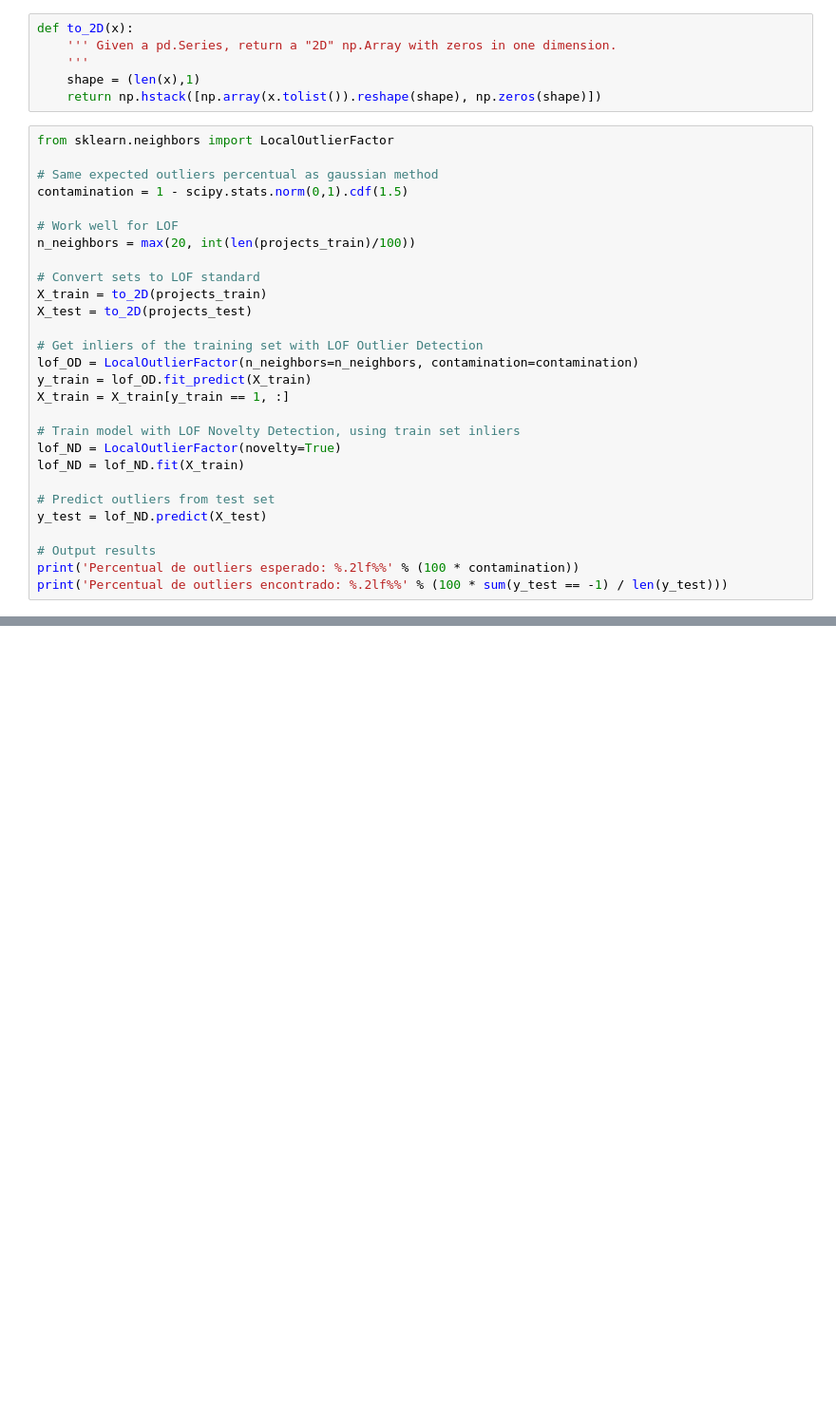
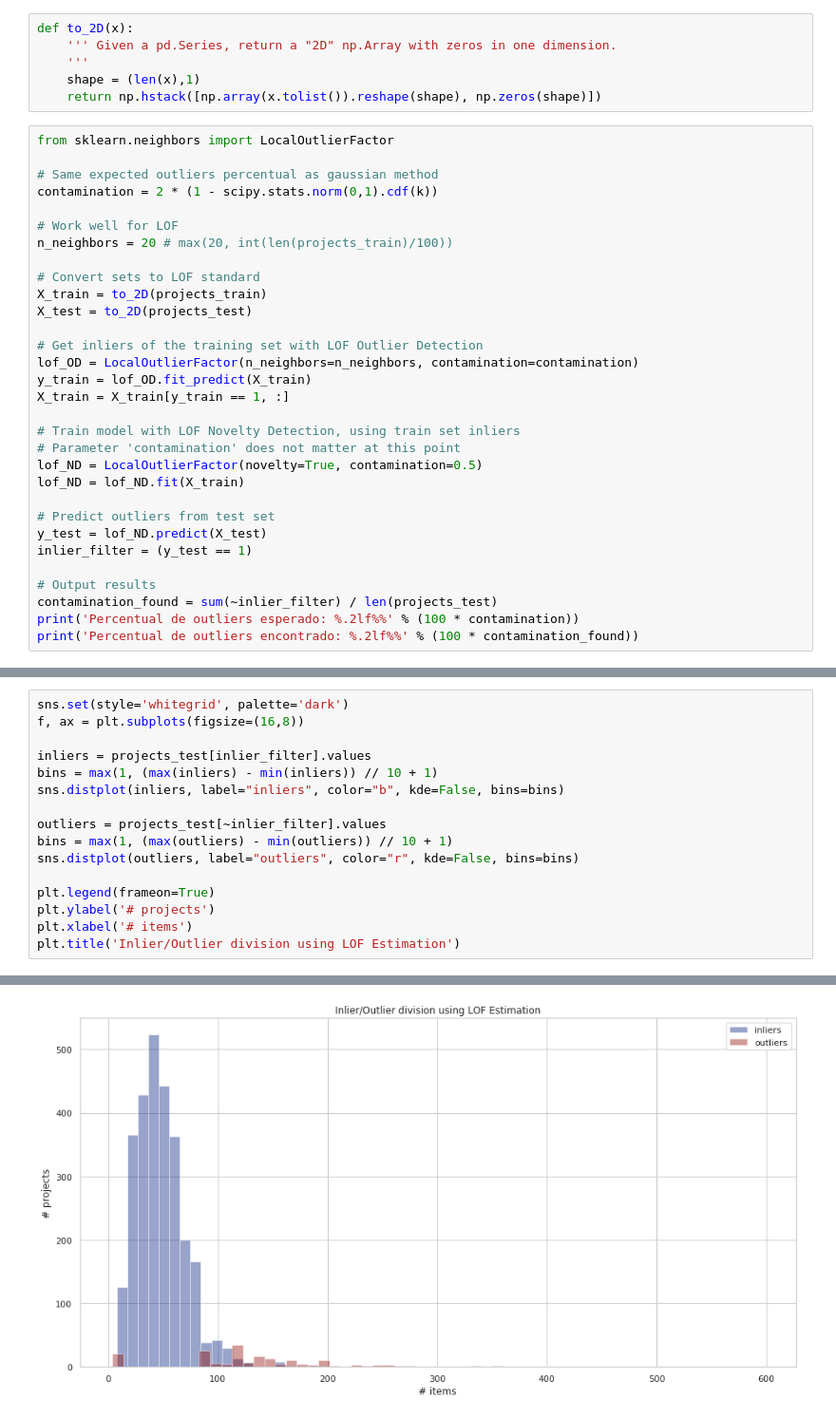
Before and after one commit to lappis-unb/salic-ml, a Jupyter notebook: notebooks/doing/analysis_of_number_of_items.ipynb, the cells around one changed output, grey strips where cells are left out. Shown at 95% size. Drawn from its saved outputs; the diff is of its cells as text; blank space fills up the shorter version.

```diff
--- a/notebooks/doing/analysis_of_number_of_items.ipynb
+++ b/notebooks/doing/analysis_of_number_of_items.ipynb
@@ -124,10 +149,10 @@ def to_2D(x):
 from sklearn.neighbors import LocalOutlierFactor
 
 # Same expected outliers percentual as gaussian method
-contamination = 1 - scipy.stats.norm(0,1).cdf(1.5)
+contamination = 2 * (1 - scipy.stats.norm(0,1).cdf(k))
 
 # Work well for LOF
-n_neighbors = max(20, int(len(projects_train)/100))
+n_neighbors = 20 # max(20, int(len(projects_train)/100))
 
 # Convert sets to LOF standard
 X_train = to_2D(projects_train)
@@ -139,13 +164,16 @@ y_train = lof_OD.fit_predict(X_train)
 X_train = X_train[y_train == 1, :]
 
 # Train model with LOF Novelty Detection, using train set inliers
-lof_ND = LocalOutlierFactor(novelty=True)
+# Parameter 'contamination' does not matter at this point
+lof_ND = LocalOutlierFactor(novelty=True, contamination=0.5)
 lof_ND = lof_ND.fit(X_train)
 
 # Predict outliers from test set
 y_test = lof_ND.predict(X_test)
+inlier_filter = (y_test == 1)
 
 # Output results
+contamination_found = sum(~inlier_filter) / len(projects_test)
 print('Percentual de outliers esperado: %.2lf%%' % (100 * contamination))
-print('Percentual de outliers encontrado: %.2lf%%' % (100 * sum(y_test == -1) / len(y_test)))
+print('Percentual de outliers encontrado: %.2lf%%' % (100 * contamination_found))
 # %% [output]
@@ -152,0 +182,17 @@ TypeError: __init__() got an unexpected keyword argument 'novelty'
+# %%
+sns.set(style='whitegrid', palette='dark')
+f, ax = plt.subplots(figsize=(16,8))
+
+inliers = projects_test[inlier_filter].values
+bins = max(1, (max(inliers) - min(inliers)) // 10 + 1)
+sns.distplot(inliers, label="inliers", color="b", kde=False, bins=bins)
+
+outliers = projects_test[~inlier_filter].values
+bins = max(1, (max(outliers) - min(outliers)) // 10 + 1)
+sns.distplot(outliers, label="outliers", color="r", kde=False, bins=bins)
+
+plt.legend(frameon=True)
+plt.ylabel('# projects')
+plt.xlabel('# items')
+plt.title('Inlier/Outlier division using LOF Estimation')
+# %% [output]
@@ -152,0 +200 @@ TypeError: __init__() got an unexpected keyword argument 'novelty'
+[figure, added]
```
Also changed, not shown: parts of 13 cells of this notebook.
